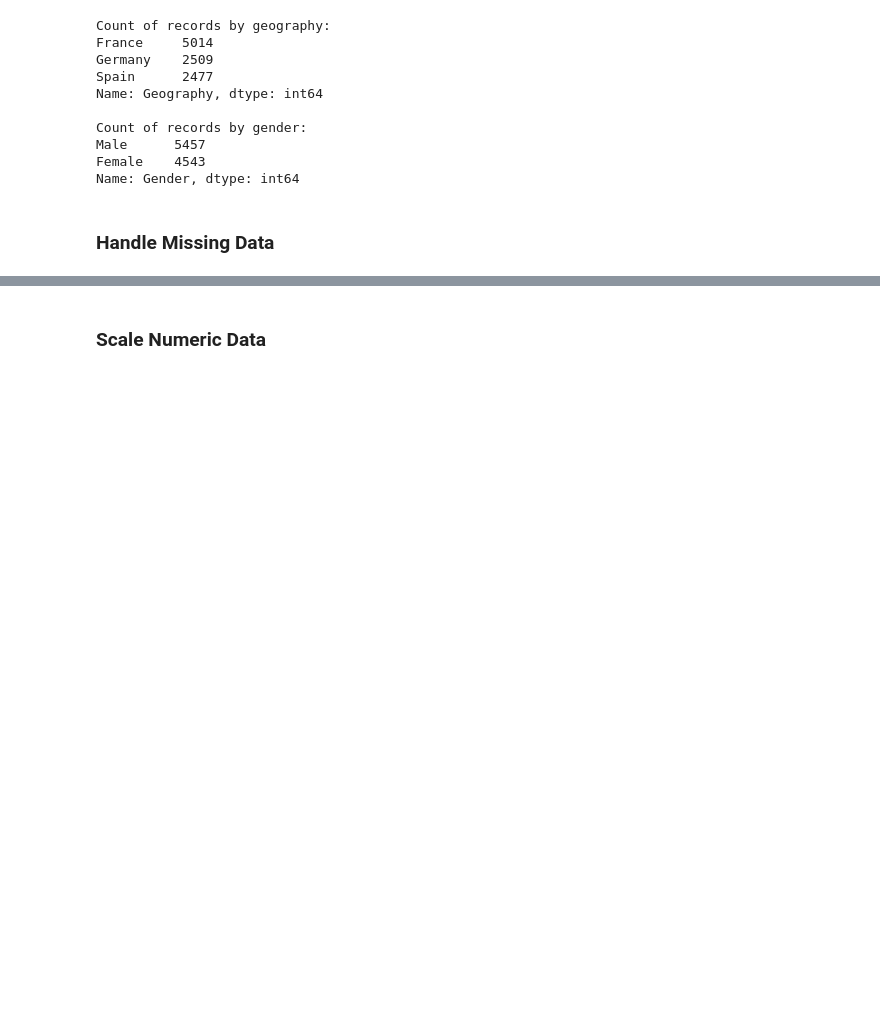
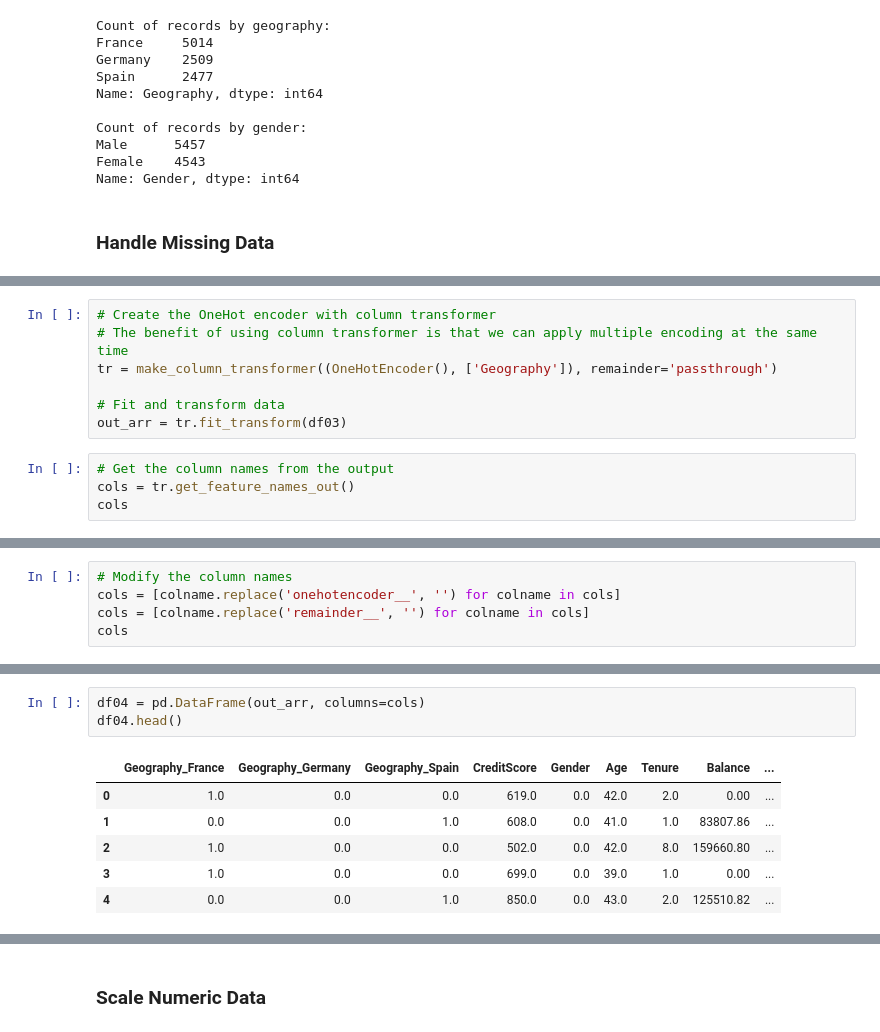
Before and after one commit to GoAshim/Artificial-Neural-Network-with-TensorFlow, a Jupyter notebook: 06_Binary_Classification_using_TensorFlow_Predict_Customer_Churn.ipynb, the cells around one changed output, grey strips where cells are left out. Cells and saved outputs as stored; diff of their text form; blank space fills up the shorter version.

```diff
--- a/06_Binary_Classification_using_TensorFlow_Predict_Customer_Churn.ipynb
+++ b/06_Binary_Classification_using_TensorFlow_Predict_Customer_Churn.ipynb
@@ -114,0 +159,11 @@ Name: Gender, dtype: int64
+# %%
+# Create the OneHot encoder with column transformer
+# The benefit of using column transformer is that we can apply multiple encoding at the same time
+tr = make_column_transformer((OneHotEncoder(), ['Geography']), remainder='passthrough')
+
+# Fit and transform data
+out_arr = tr.fit_transform(df03)
+# %%
+# Get the column names from the output
+cols = tr.get_feature_names_out()
+cols
@@ -114,0 +178,5 @@ Name: Gender, dtype: int64
+# %%
+# Modify the column names
+cols = [colname.replace('onehotencoder__', '') for colname in cols]
+cols = [colname.replace('remainder__', '') for colname in cols]
+cols
@@ -114,0 +197,10 @@ Name: Gender, dtype: int64
+# %%
+df04 = pd.DataFrame(out_arr, columns=cols)
+df04.head()
+# %% [output]
+|  | Geography_France | Geography_Germany | Geography_Spain | CreditScore | Gender | Age | Tenure | Balance | ... |
+| 0 | 1.0 | 0.0 | 0.0 | 619.0 | 0.0 | 42.0 | 2.0 | 0.00 | ... |
+| 1 | 0.0 | 0.0 | 1.0 | 608.0 | 0.0 | 41.0 | 1.0 | 83807.86 | ... |
+| 2 | 1.0 | 0.0 | 0.0 | 502.0 | 0.0 | 42.0 | 8.0 | 159660.80 | ... |
+| 3 | 1.0 | 0.0 | 0.0 | 699.0 | 0.0 | 39.0 | 1.0 | 0.00 | ... |
+| 4 | 0.0 | 0.0 | 1.0 | 850.0 | 0.0 | 43.0 | 2.0 | 125510.82 | ... |
```
Also changed, not shown: parts of 23 cells of this notebook.
